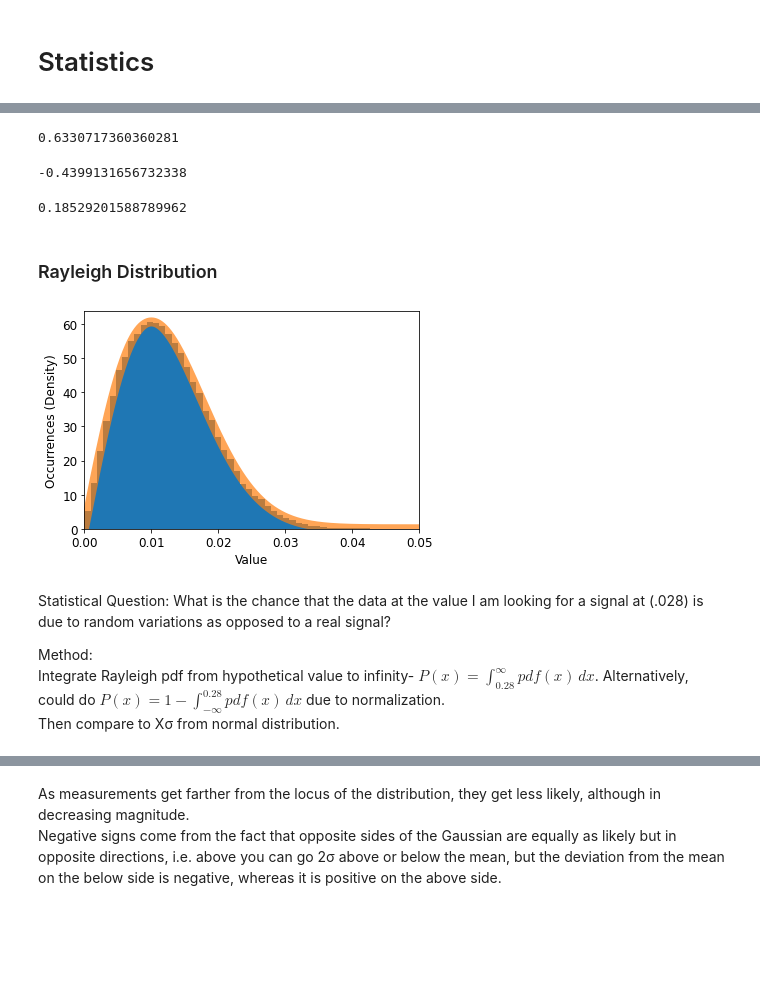
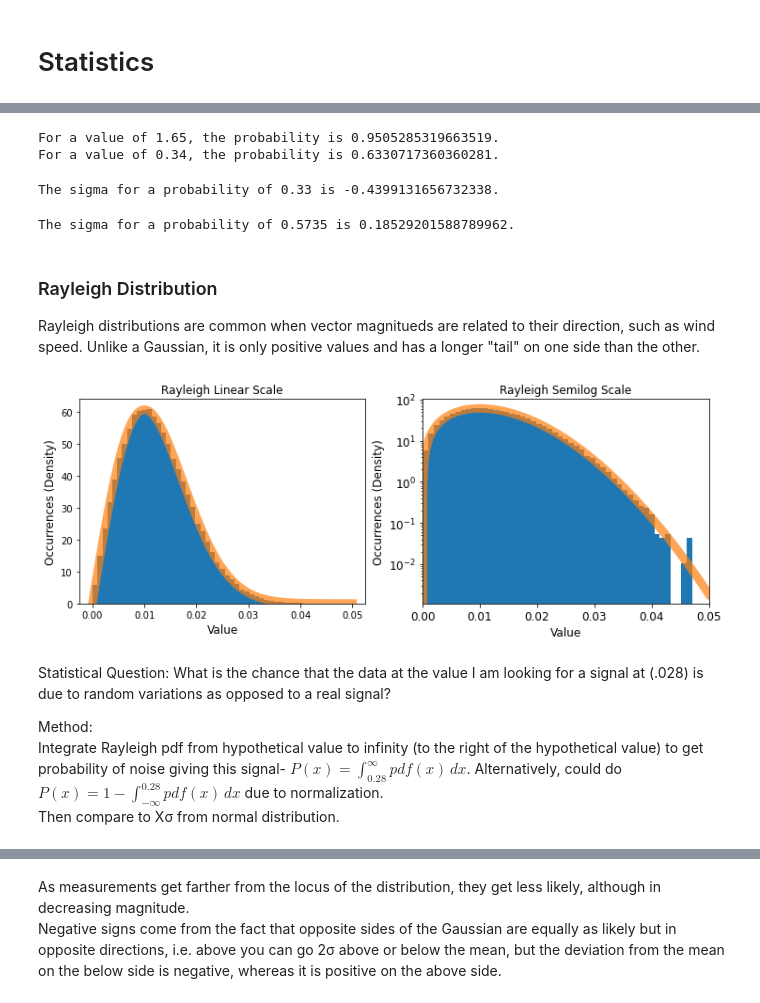
Before and after one commit to jarods00/PHYS434, a Jupyter notebook: Lab 1.ipynb, the cells around one changed output, grey strips where cells are left out. Drawn from its saved outputs; the diff is of its cells as text; code cells hidden in the pictures; blank space fills up the shorter version.

```diff
--- a/Lab 1.ipynb
+++ b/Lab 1.ipynb
@@ -25,48 +25,61 @@ stats.norm.cdf(val, loc = mean, scale = sigma)
 # %%
+val = 1.65
+print('For a value of ' + str(val) +', the probability is ' + str(stats.norm.cdf(val, loc = mean, scale = sigma)) + '.')
 val = .34
-stats.norm.cdf(val, loc = mean, scale = sigma)
+print('For a value of ' + str(val) +', the probability is ' + str(stats.norm.cdf(val, loc = mean, scale = sigma)) + '.')
+
+# Both of the above values match the Z table.
 # %% [output]
-0.6330717360360281
+For a value of 1.65, the probability is 0.9505285319663519.
+For a value of 0.34, the probability is 0.6330717360360281.
 # %%
 percent = .33
-stats.norm.ppf(percent, loc = mean, scale = sigma)
+print('The sigma for a probability of ' + str(percent) + ' is ' + str(stats.norm.ppf(percent, loc = mean, scale = sigma)) + '.')
 
-# Answer is the value you "input" from a Z table, i.e. look up -.44 for sigma associated with .33 probability.
-# This answer is the sigma associated with .33 probability.
+# The ppf function used here reverses the cdf function.
+# This answer is the value you "input" from a Z table, i.e. look up -.44 for sigma associated with .33 probability.
+# This is the sigma associated with .33 probability.
 # %% [output]
--0.4399131656732338
+The sigma for a probability of 0.33 is -0.4399131656732338.
 # %%
 percent = .5735
-stats.norm.ppf(percent, loc = mean, scale = sigma)
+print('The sigma for a probability of ' + str(percent) + ' is ' + str(stats.norm.ppf(percent, loc = mean, scale = sigma)) + '.')
 
 # This is the inverse of the first operation (cdf on a value of 0.19) rounded.
 # %% [output]
-0.18529201588789962
+The sigma for a probability of 0.5735 is 0.18529201588789962.
 # %% [markdown]
 ### Rayleigh Distribution
+
+Rayleigh distributions are common when vector magnitueds are related to their direction, such as wind speed. Unlike a Gaussian, it is only positive values and has a longer "tail" on one side than the other.
-# %%
-points = stats.rayleigh.rvs(loc = 0, scale = 0.01, size = 100000)
-
-fig, ax = plt.subplots(1, 1)
-ax.hist(points, 50, density = True)
-plt.xlim([0, .05])
-x = np.linspace(0, .05, 1000)
-
-plt.tick_params(labelsize = 12)
-ax.set_ylabel("Occurrences (Density)", fontsize = 12)
-ax.set_xlabel("Value", fontsize = 12)
-
-ax.plot(x, stats.rayleigh.pdf(x, loc = 0, scale = .01), linewidth = 9, alpha = .7)
-plt.show()
-# %% [output]
-[figure, removed]
+# %%
+points = stats.rayleigh.rvs(loc = 0, scale = 0.01, size = 100000)
+x = np.linspace(0, .05, 1000)
+
+fig, ax = plt.subplots(1, 2, figsize=(12,4))
+plt.xlim([0, .05])
+plt.tick_params(labelsize = 12)
+
+ax[0].hist(points, 50, density = True)
+ax[0].set_ylabel("Occurrences (Density)", fontsize = 12)
+ax[0].set_xlabel("Value", fontsize = 12)
+ax[0].plot(x, stats.rayleigh.pdf(x, loc = 0, scale = .01), linewidth = 9, alpha = .7)
+ax[0].set_title("Rayleigh Linear Scale")
+
+ax[1].hist(points, 50, density = True)
+ax[1].set_ylabel("Occurrences (Density)", fontsize = 12)
+ax[1].set_xlabel("Value", fontsize = 12)
+ax[1].semilogy(x, stats.rayleigh.pdf(x, loc = 0, scale = .01), linewidth = 9, alpha = .7)
+ax[1].set_title("Rayleigh Semilog Scale")
+
+plt.show()
+# %% [output]
+[figure, added]
 # %% [markdown]
-Statistical Question: What is the chance that the data at the value
-I am looking for a signal at (.028) is due to random variations
-as opposed to a real signal?
+Statistical Question: What is the chance that the data at the value I am looking for a signal at (.028) is due to random variations as opposed to a real signal?
 
 Method:<br>
-Integrate Rayleigh pdf from hypothetical value to infinity- $ P(x) =  \int_{0.28}^{\infty} pdf(x)\,dx $. Alternatively, could do $ P(x) = 1 - \int_{-\infty}^{0.28} pdf(x)\,dx $ due to normalization.<br>
+Integrate Rayleigh pdf from hypothetical value to infinity (to the right of the hypothetical value) to get probability of noise giving this signal- $ P(x) =  \int_{0.28}^{\infty} pdf(x)\,dx $. Alternatively, could do $ P(x) = 1 - \int_{-\infty}^{0.28} pdf(x)\,dx $ due to normalization.<br>
 Then compare to Xσ from normal distribution.
 # %%
 hyp_val = .028
```
Also changed, not shown: parts of 9 cells of this notebook.
